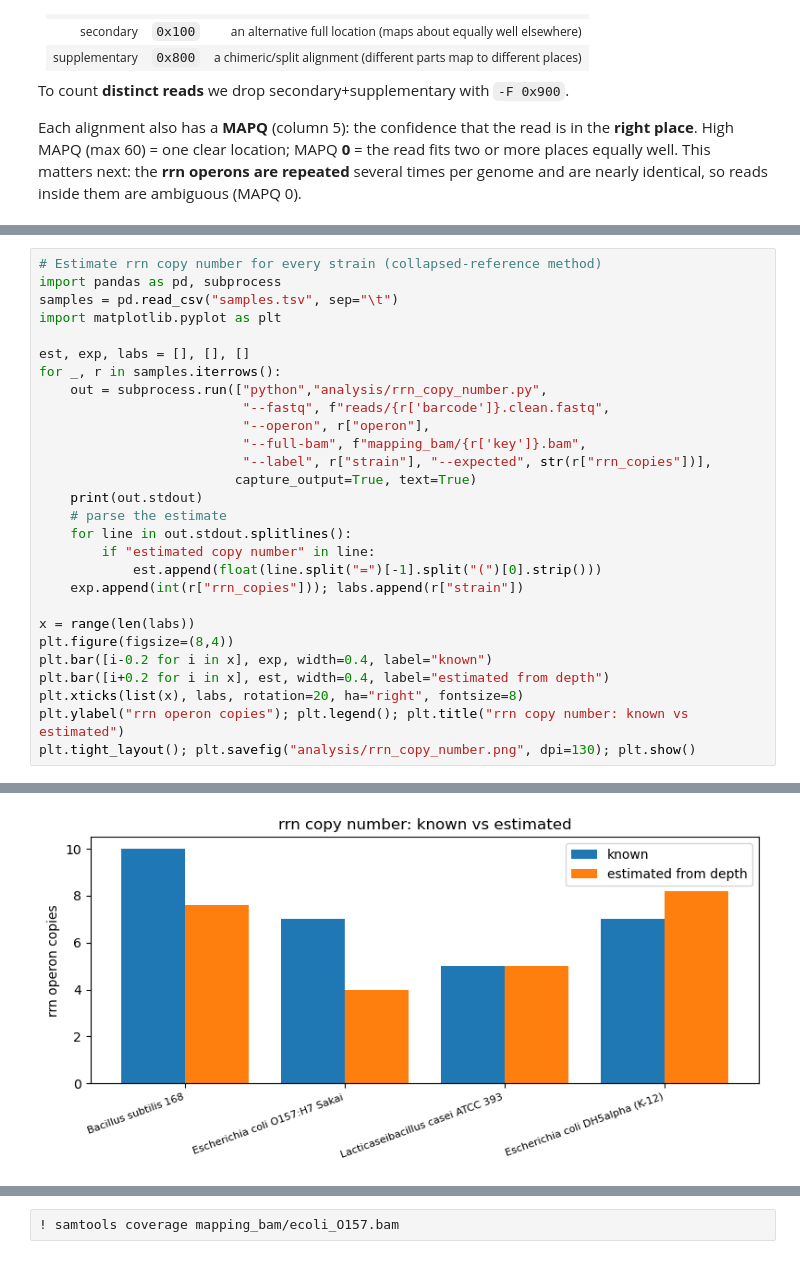
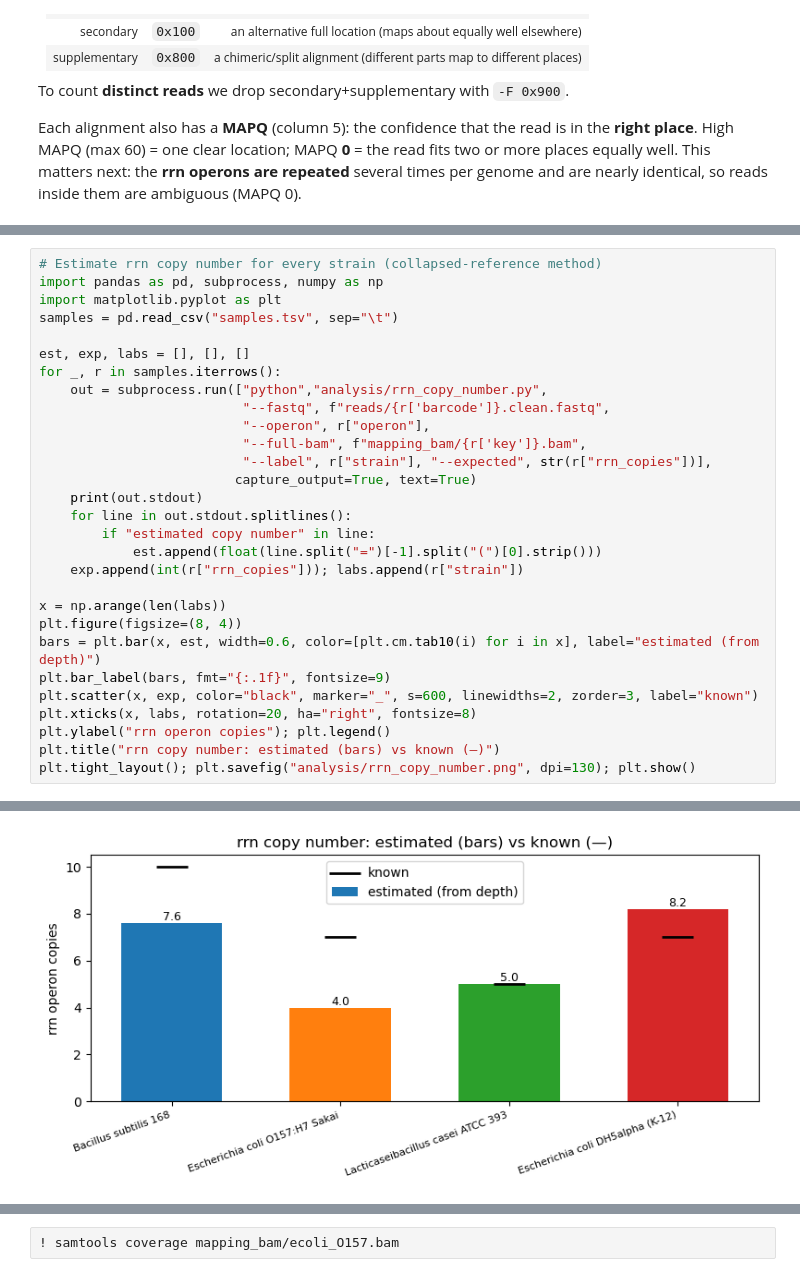
Before and after one commit to toddblev/bacto-ont, a Jupyter notebook: bacto_ont.ipynb, the cells around one changed output, grey strips where cells are left out. Drawn from its saved outputs; the diff is of its cells as text.

```diff
--- a/bacto_ont.ipynb
+++ b/bacto_ont.ipynb
@@ -674,9 +696,9 @@ Now reads from *all* the genomic copies have only one place to go, so they **pil
 $$\text{copy number} \;\approx\; \frac{\text{depth on one operon}}{\text{genome-median depth}}$$
 # %%
 # Estimate rrn copy number for every strain (collapsed-reference method)
-import pandas as pd, subprocess
+import pandas as pd, subprocess, numpy as np
+import matplotlib.pyplot as plt
 samples = pd.read_csv("samples.tsv", sep="\t")
-import matplotlib.pyplot as plt
 
 est, exp, labs = [], [], []
 for _, r in samples.iterrows():
@@ -686,41 +708,42 @@ for _, r in samples.iterrows():
                           "--full-bam", f"mapping_bam/{r['key']}.bam",
                           "--label", r["strain"], "--expected", str(r["rrn_copies"])],
                          capture_output=True, text=True)
     print(out.stdout)
-    # parse the estimate
     for line in out.stdout.splitlines():
         if "estimated copy number" in line:
             est.append(float(line.split("=")[-1].split("(")[0].strip()))
     exp.append(int(r["rrn_copies"])); labs.append(r["strain"])
 
-x = range(len(labs))
-plt.figure(figsize=(8,4))
-plt.bar([i-0.2 for i in x], exp, width=0.4, label="known")
-plt.bar([i+0.2 for i in x], est, width=0.4, label="estimated from depth")
-plt.xticks(list(x), labs, rotation=20, ha="right", fontsize=8)
-plt.ylabel("rrn operon copies"); plt.legend(); plt.title("rrn copy number: known vs estimated")
+x = np.arange(len(labs))
+plt.figure(figsize=(8, 4))
+bars = plt.bar(x, est, width=0.6, color=[plt.cm.tab10(i) for i in x], label="estimated (from depth)")
+plt.bar_label(bars, fmt="{:.1f}", fontsize=9)
+plt.scatter(x, exp, color="black", marker="_", s=600, linewidths=2, zorder=3, label="known")
+plt.xticks(x, labs, rotation=20, ha="right", fontsize=8)
+plt.ylabel("rrn operon copies"); plt.legend()
+plt.title("rrn copy number: estimated (bars) vs known (—)")
 plt.tight_layout(); plt.savefig("analysis/rrn_copy_number.png", dpi=130); plt.show()
 # %% [output]
 == rrn operon copy number: Bacillus subtilis 168 ==
   genome-median depth (single copy) :   3.9x   (NC_000964.3)
   single-operon pile-up depth       :  29.8x   (operon 5001 bp)
   estimated copy number  = 29.8 / 3.9 = 7.6   (expected 10)
 
 == rrn operon copy number: Escherichia coli O157:H7 Sakai ==
   genome-median depth (single copy) :   6.5x   (NC_002695.2)
   single-operon pile-up depth       :  26.0x   (operon 5095 bp)
   estimated copy number  = 26.0 / 6.5 = 4.0   (expected 7)
 
 == rrn operon copy number: Lacticaseibacillus casei ATCC 393 ==
   genome-median depth (single copy) :   1.8x   (AP012544.1)
   single-operon pile-up depth       :   8.9x   (operon 5021 bp)
   estimated copy number  = 8.9 / 1.8 = 5.0   (expected 5)
 
 == rrn operon copy number: Escherichia coli DH5alpha (K-12) ==
   genome-median depth (single copy) :  14.7x   (NC_000913.3)
   single-operon pile-up depth       : 120.3x   (operon 5105 bp)
   estimated copy number  = 120.3 / 14.7 = 8.2   (expected 7)
-[figure, old version]
+[figure, new version]
 # %% [markdown]
 ### Reading the result critically
 
```
Also changed, not shown: parts of 40 cells of this notebook, 11 other files.
